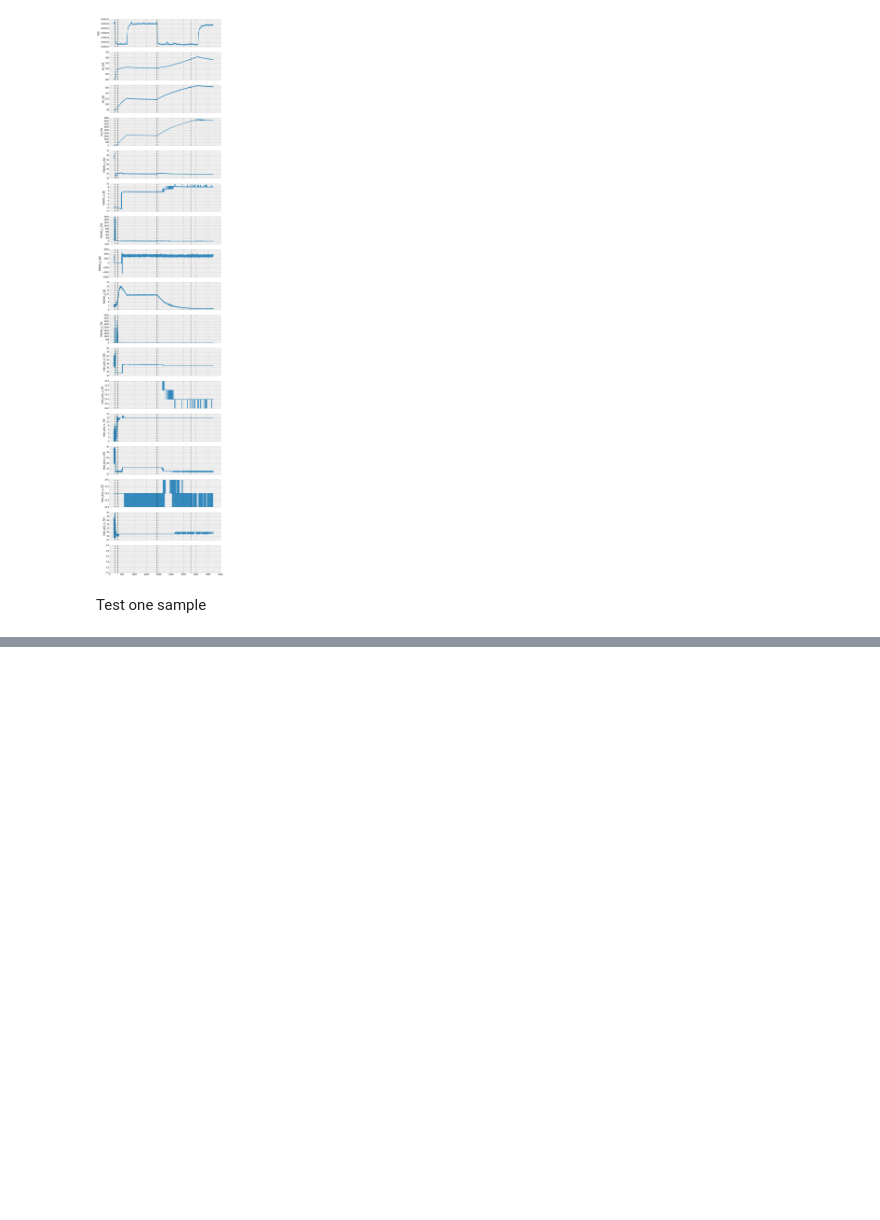
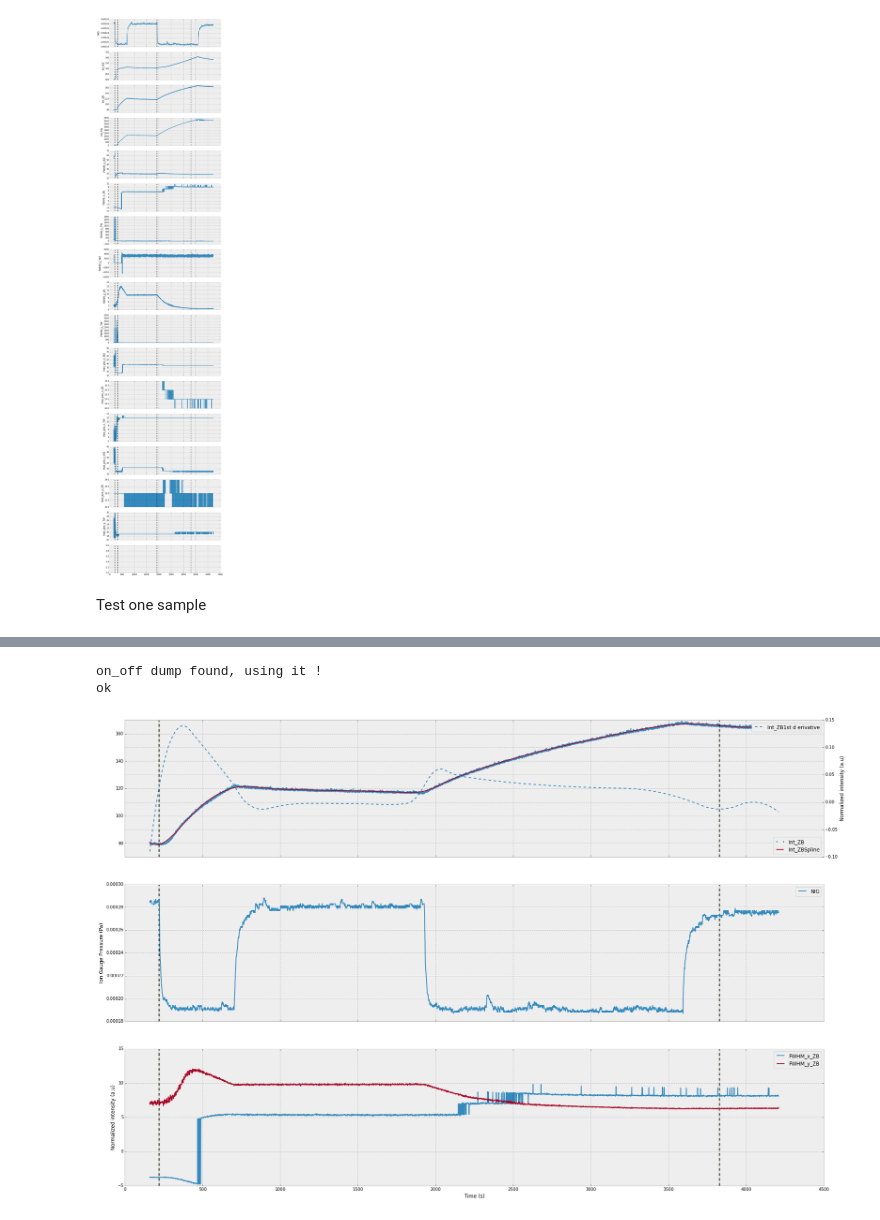
Before and after one commit to giulioungaretti/SPring8, a Jupyter notebook: 0800 time 1.ipynb, the cells around one changed output, grey strips where cells are left out. Saved outputs shown, nothing was run; the diff lists cells and outputs as text; code cells hidden in the pictures; blank space fills up the shorter version.

```diff
--- a/0800 time 1.ipynb
+++ b/0800 time 1.ipynb
@@ -406,0 +223,6 @@ ply.iplot(dataz,layout=layout)
+# %%
+fig = do(data, 'ZB', parameters_dict)
+# %% [output]
+on_off dump found, using it !
+ok
+[figure, added]
```
Also changed, not shown: parts of 27 cells of this notebook, 3 other files.
